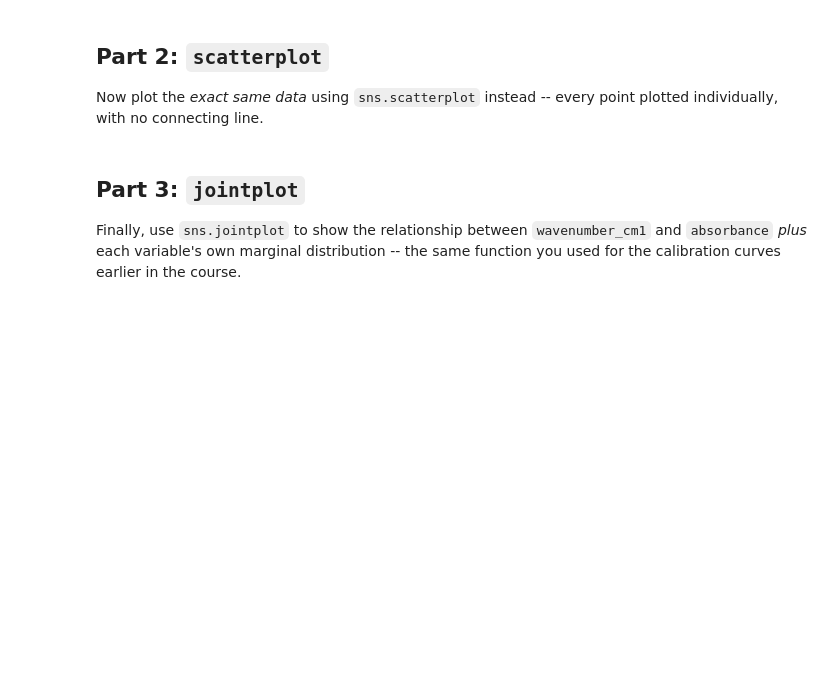
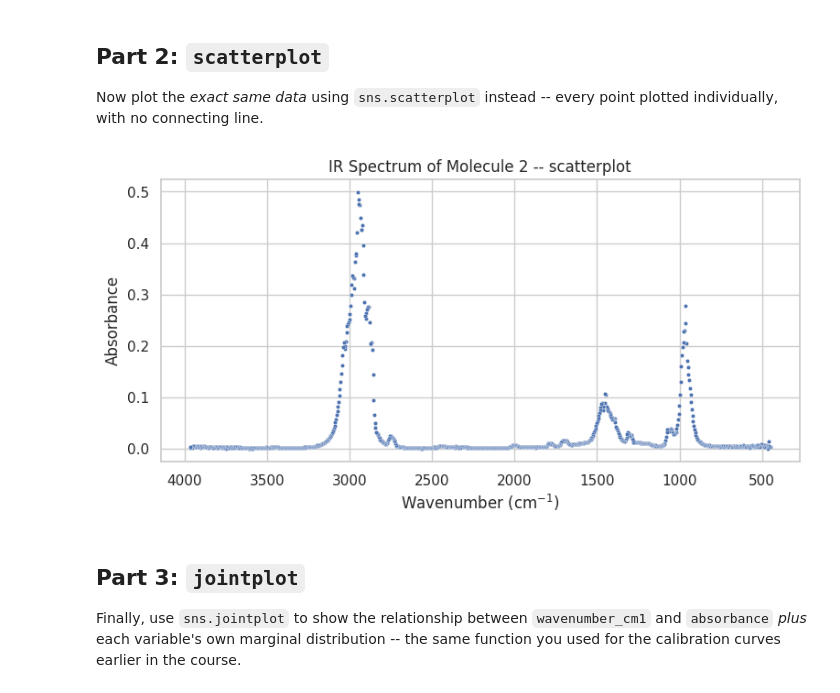
Before and after one commit to valsson-group/python-bootcamp, a Jupyter notebook: Summer-2026/Session_2.ipynb, the cells around one changed output. Drawn from its saved outputs; the diff is of its cells as text; code cells hidden in the pictures; blank space fills up the shorter version.

```diff
--- a/Summer-2026/Session_2.ipynb
+++ b/Summer-2026/Session_2.ipynb
@@ -1290,14 +1425,17 @@ Now plot the *exact same data* using `sns.scatterplot` instead -- every point pl
 # %%
 # TODO: create the plot using sns.scatterplot
 plt.figure(figsize=(9, 4))
 
 # YOUR CODE HERE
+sns.scatterplot(data=df_ir2, x='wavenumber_cm1', y='absorbance', s=10)
 
 plt.gca().invert_xaxis()
 plt.xlabel('Wavenumber (cm$^{-1}$)')
 plt.ylabel('Absorbance')
 plt.title('IR Spectrum of Molecule 2 -- scatterplot')
 plt.show()
+# %% [output]
+[figure, added]
 # %% [markdown]
 ## Part 3: `jointplot`
 Finally, use `sns.jointplot` to show the relationship between `wavenumber_cm1` and `absorbance` *plus* each variable's own marginal distribution -- the same function you used for the calibration curves earlier in the course.
```
Also changed, not shown: parts of 10 cells of this notebook.
